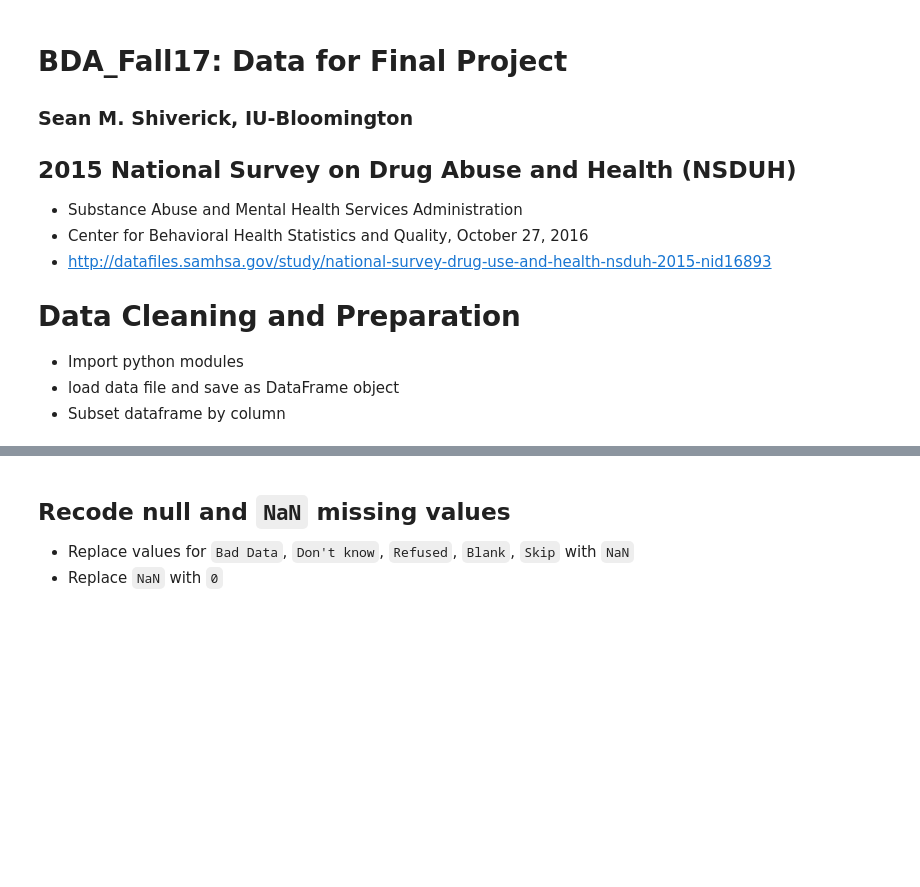
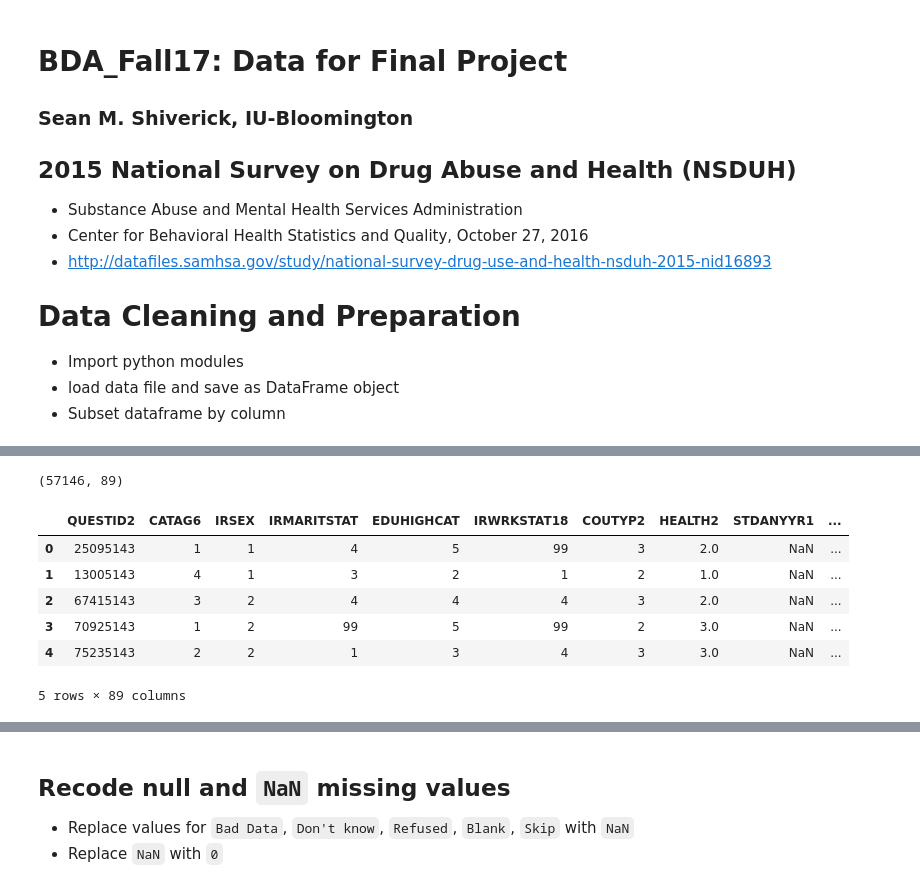
Before and after one commit to smshiverick/bigdata-applications-analytics-F17, a Jupyter notebook: project/BDA_Project_Data.ipynb, the cells around one changed output, grey strips where cells are left out. Cells and saved outputs as stored; diff of their text form; code cells hidden in the pictures; blank space fills up the shorter version.

```diff
--- a/project/BDA_Project_Data.ipynb
+++ b/project/BDA_Project_Data.ipynb
@@ -25,5 +27,5 @@ data.shape
 # %%
-opioid_df = pd.DataFrame(data, columns=['QUESTID2', 'CATAG6', 'IRSEX','IRMARITSTAT',
+df = pd.DataFrame(data, columns=['QUESTID2', 'CATAG6', 'IRSEX','IRMARITSTAT',
         'EDUHIGHCAT', 'IRWRKSTAT18', 'COUTYP2', 'HEALTH2','STDANYYR1',
         'HEPBCEVER1','HIVAIDSEV1','CANCEREVR1','INHOSPYR','AMDELT',
         'AMDEYR','ADDPR2WK1','ADWRDST1','DSTWORST1','IMPGOUTM1',
@@ -41,7 +43,17 @@ opioid_df = pd.DataFrame(data, columns=['QUESTID2', 'CATAG6', 'IRSEX','IRMARITST
         'TXYRRESOV1','TXYROUTPT1','TXYRMHCOP1','TXYREMRGN1','TXCURRENT1',
         'TXLTYPNRL1','TXYRNOSPIL','AUOPTYR1','MHLMNT3','MHLTHER3',
         'MHLDOC3','MHLCLNC3','MHLDTMT3','AUINPYR1','AUALTYR1'])
-opioid_df.shape
+df.shape
+# %% [output]
+(57146, 89)
 # %%
-opioid_df.head()
+df.head()
+# %% [output]
+|  | QUESTID2 | CATAG6 | IRSEX | IRMARITSTAT | EDUHIGHCAT | IRWRKSTAT18 | COUTYP2 | HEALTH2 | STDANYYR1 | ... |
+| 0 | 25095143 | 1 | 1 | 4 | 5 | 99 | 3 | 2.0 | NaN | ... |
+| 1 | 13005143 | 4 | 1 | 3 | 2 | 1 | 2 | 1.0 | NaN | ... |
+| 2 | 67415143 | 3 | 2 | 4 | 4 | 4 | 3 | 2.0 | NaN | ... |
+| 3 | 70925143 | 1 | 2 | 99 | 5 | 99 | 2 | 3.0 | NaN | ... |
+| 4 | 75235143 | 2 | 2 | 1 | 3 | 4 | 3 | 3.0 | NaN | ... |
+5 rows × 89 columns
 # %%
```
Also changed, not shown: parts of 16 cells of this notebook, 1 other file.
